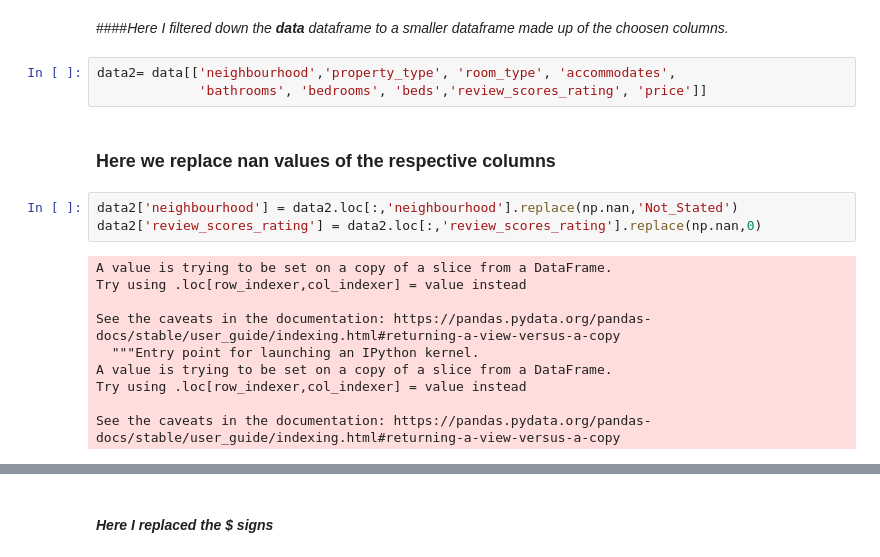
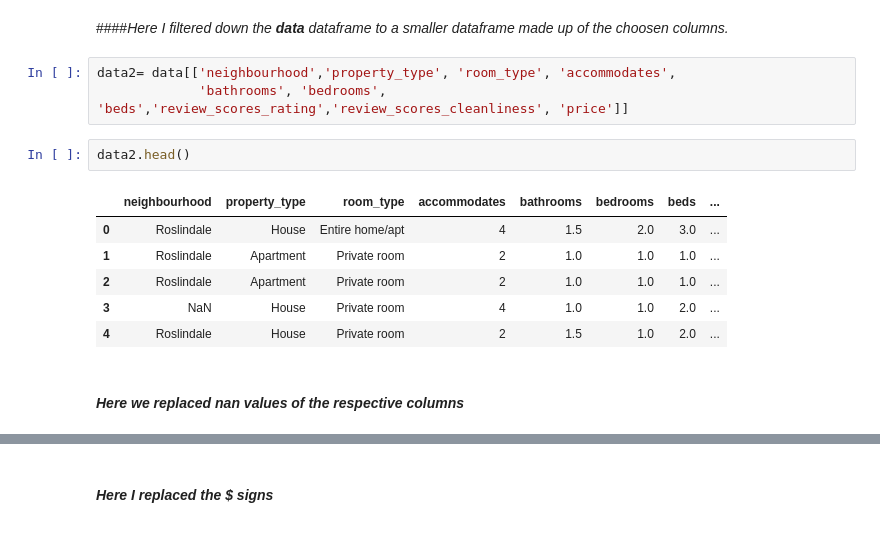
Before and after one commit to symbiapps/Boston-Airbnb-Open-Data, a Jupyter notebook: Boston_listing_airbnb_project.ipynb, the cells around one changed output, grey strips where cells are left out. Saved outputs shown, nothing was run; the diff lists cells and outputs as text.

```diff
--- a/Boston_listing_airbnb_project.ipynb
+++ b/Boston_listing_airbnb_project.ipynb
@@ -76,19 +99,15 @@ image.resize((700,900))
 ####*Here I filtered down the **data** dataframe to a smaller dataframe made up of the choosen  columns.*
 # %%
 data2= data[['neighbourhood','property_type', 'room_type', 'accommodates',
-             'bathrooms', 'bedrooms', 'beds','review_scores_rating', 'price']]
+             'bathrooms', 'bedrooms', 'beds','review_scores_rating','review_scores_cleanliness', 'price']]
+# %%
+data2.head()
+# %% [output]
+|  | neighbourhood | property_type | room_type | accommodates | bathrooms | bedrooms | beds | ... |
+| 0 | Roslindale | House | Entire home/apt | 4 | 1.5 | 2.0 | 3.0 | ... |
+| 1 | Roslindale | Apartment | Private room | 2 | 1.0 | 1.0 | 1.0 | ... |
+| 2 | Roslindale | Apartment | Private room | 2 | 1.0 | 1.0 | 1.0 | ... |
+| 3 | NaN | House | Private room | 4 | 1.0 | 1.0 | 2.0 | ... |
+| 4 | Roslindale | House | Private room | 2 | 1.5 | 1.0 | 2.0 | ... |
 # %% [markdown]
-### Here we replace nan values of the respective columns
+#### *Here we replaced nan values of the respective columns*
-# %%
-data2['neighbourhood'] = data2.loc[:,'neighbourhood'].replace(np.nan,'Not_Stated')
-data2['review_scores_rating'] = data2.loc[:,'review_scores_rating'].replace(np.nan,0)
-# %% [output]
-A value is trying to be set on a copy of a slice from a DataFrame.
-Try using .loc[row_indexer,col_indexer] = value instead
-
-See the caveats in the documentation: https://pandas.pydata.org/pandas-docs/stable/user_guide/indexing.html#returning-a-view-versus-a-copy
-  """Entry point for launching an IPython kernel.
-A value is trying to be set on a copy of a slice from a DataFrame.
-Try using .loc[row_indexer,col_indexer] = value instead
-
-See the caveats in the documentation: https://pandas.pydata.org/pandas-docs/stable/user_guide/indexing.html#returning-a-view-versus-a-copy
```
Also changed, not shown: parts of 25 cells of this notebook.
